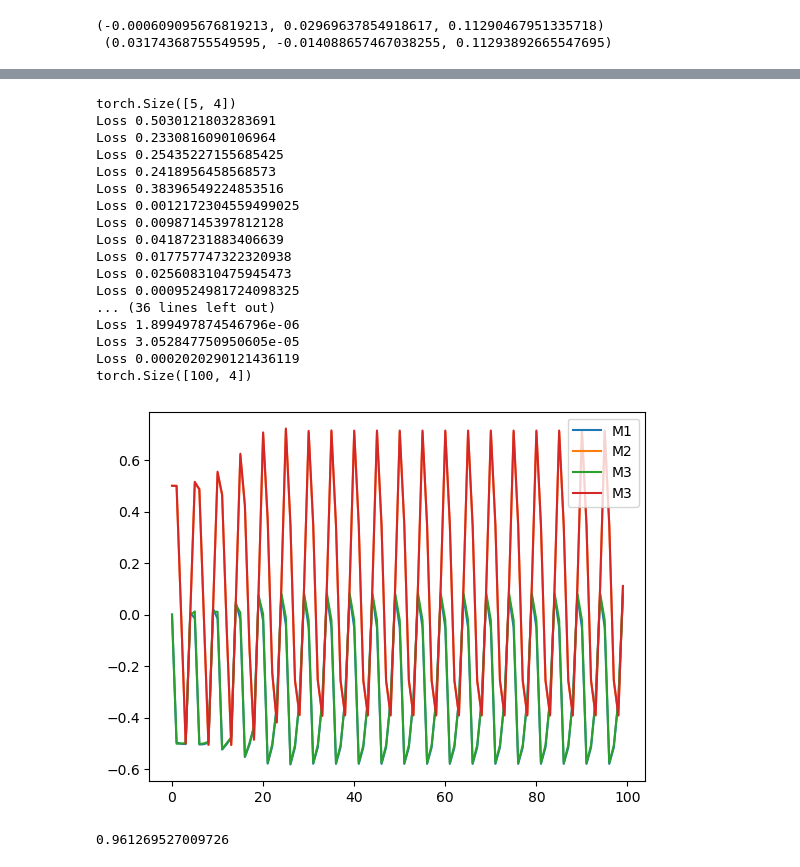
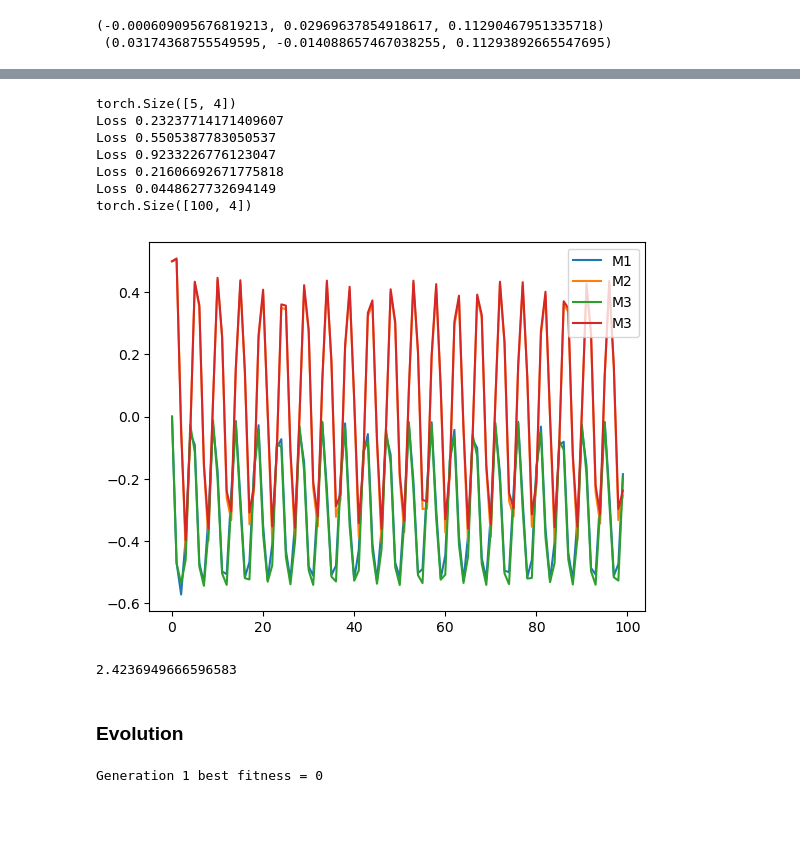
Before and after one commit to shepai/Sim-Biped-Walker, a Jupyter notebook: Code/Controlling/GA.ipynb, the cells around one changed output, grey strips where cells are left out. Drawn from its saved outputs; the diff is of its cells as text; code cells hidden in the pictures; blank space fills up the shorter version.

```diff
--- a/Code/Controlling/GA.ipynb
+++ b/Code/Controlling/GA.ipynb
@@ -211,6 +231,7 @@ def runTrial(agent,time_max,co=0,show=False):
         if show: time.sleep(1./240.)
         for i in range(150): #time between each
             p.stepSimulation()
+            if fitness_func(robot,start_pos,robot.get_position())==0: break
         timer+=dt
     return fitness_func(robot,start_pos,robot.get_position())
 def microbial(populalation,generations,mutation_rate,trials=5,co=0):
@@ -226,20 +247,20 @@ def microbial(populalation,generations,mutation_rate,trials=5,co=0):
         #run trial
         fit1=0
         for i in range(trials):
-            agent=NeuralNetwork(4,[10,20],4)
+            agent=RNN(4,8)
             agent.set_genes(populalation[idx1])
-            fit1+=runTrial(agent,20,co=co)
+            fit1+=runTrial(agent,5,co=co)
         fit1/=trials
         fit2=0
         for i in range(trials):
-            agent=NeuralNetwork(4,[10,20],4)
+            agent=RNN(4,8)
             agent.set_genes(populalation[idx2])
-            fit2+=runTrial(agent,20,co=co)
+            fit2+=runTrial(agent,5,co=co)
         fit2/=trials
         if fit1>fit2: #make tournanment and selection
-            populalation[idx2]=deepcopy(populalation[idx1])+np.random.normal(0,std,populalation[idx2].shape) #mutated
+            populalation[idx2]=deepcopy(populalation[idx1])+torch.tensor(np.random.normal(0,std,populalation[idx2].shape)) #mutated
         else:
-            populalation[idx1]=deepcopy(populalation[idx2])+np.random.normal(0,std,populalation[idx1].shape) #mutated
+            populalation[idx1]=deepcopy(populalation[idx2])+torch.tensor(np.random.normal(0,std,populalation[idx1].shape)) #mutated
         fitness.append(max(fitness+[fit1,fit2]))
     return fitness
 
@@ -306,55 +320,45 @@ x_data=torch.tensor(pattern)
 y_data=torch.roll(x_data, -1, 0)
 print(x_data.shape)
 # Training loop
-for epoch in range(10000):
+for epoch in range(1000):
     optimizer.zero_grad()
     # init hidden state
     for t in range(x_data.size(0)):
         x_t = x_data[t]
         y_t = y_data[t]
         # predict next hidden and state
         y_t_hat = net.forward(x_t)
         # accumulate loss
         loss = loss_fn(y_t_hat, y_t)
         loss.backward()
         optimizer.step()
         if epoch%1000==0:
             print("Loss",loss.item())
 
 
 c=torch.zeros((100,4))
 y=torch.zeros((100,4))
 c[0]=x_data[0]
 for i in range(1,100):
     c[i]=net.forward(c[i-1])
 
 print(c.shape)
 plt.plot(c.detach().numpy(),label=["M1","M2","M3","M3"])
 #plt.plot(pattern+pattern+pattern+pattern+pattern+pattern)
 plt.legend(loc="upper right")
 plt.show()
 
 runTrial(net,10,co=0)
 # %% [output]
 torch.Size([5, 4])
-Loss 0.5030121803283691
-Loss 0.2330816090106964
-Loss 0.25435227155685425
-Loss 0.2418956458568573
-Loss 0.38396549224853516
-Loss 0.0012172304559499025
-Loss 0.00987145397812128
-Loss 0.04187231883406639
-Loss 0.017757747322320938
-Loss 0.025608310475945473
-Loss 0.0009524981724098325
-... (36 lines left out)
-Loss 1.899497874546796e-06
-Loss 3.052847750950605e-05
-Loss 0.0002020290121436119
+Loss 0.23237714171409607
+Loss 0.5505387783050537
+Loss 0.9233226776123047
+Loss 0.21606692671775818
+Loss 0.0448627732694149
 torch.Size([100, 4])
-[figure, old version]
+[figure, new version]
-0.961269527009726
+2.4236949666596583
 # %%
 
 reset()
@@ -371,3 +375,12 @@ for i in range(100):
     time.sleep(1./240.)
     for i in range(250): #time between each
         p.stepSimulation()
+# %% [markdown]
+### Evolution
+# %%
+population=[deepcopy(net.get_genes())+torch.tensor(np.random.normal(0,0.5,net.get_genes().shape),dtype=torch.float32) for i in range(250)]
+fitnesses=microbial(population,1000,0.4)
+plt.plot(fitnesses)
+plt.show()
+# %% [output]
+Generation 1 best fitness = 0
```
Also changed, not shown: parts of 4 cells of this notebook.
